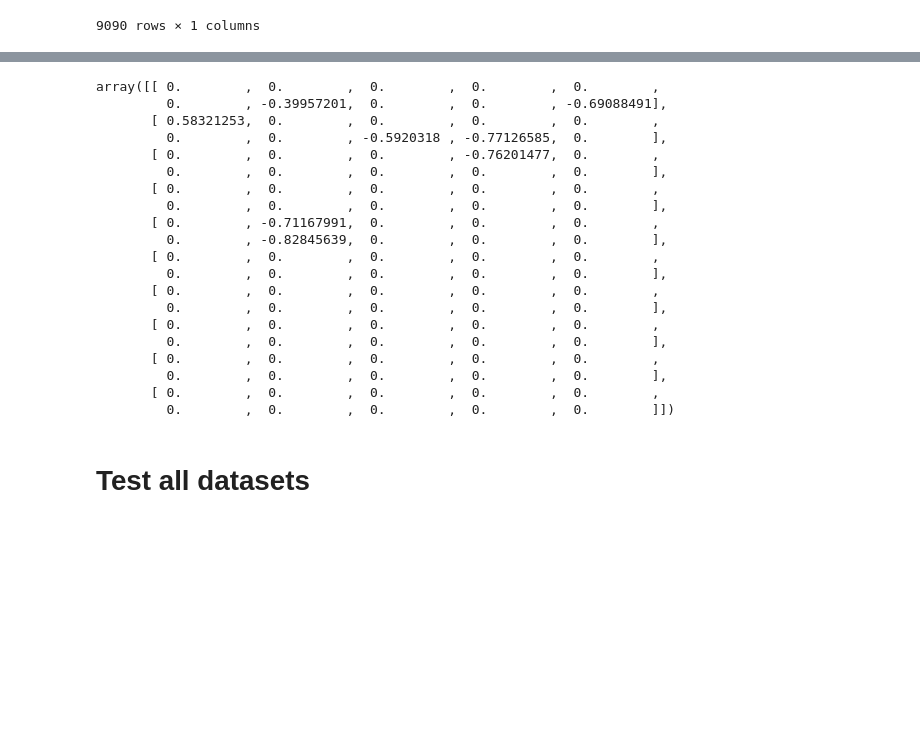
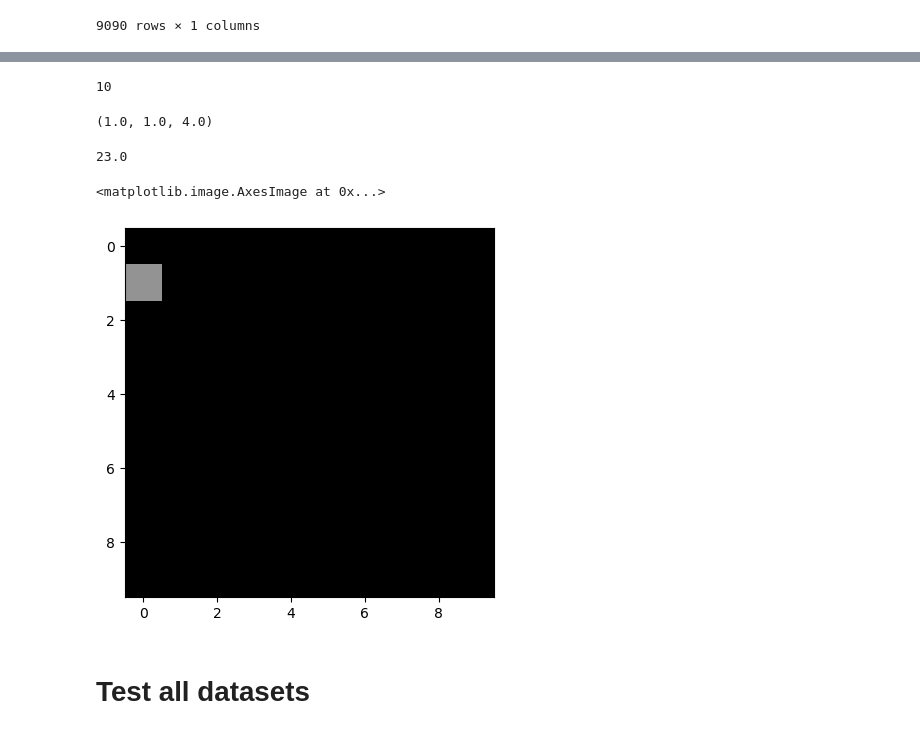
Before and after one commit to ethankreuzer/IFT6168_project, a Jupyter notebook: ethan_notears.ipynb, the cells around one changed output, grey strips where cells are left out. Cells and saved outputs as stored; diff of their text form; code cells hidden in the pictures; blank space fills up the shorter version.

Commit message:
Perform checks on NOTEARS execution, SHD calculation

```diff
--- a/ethan_notears.ipynb
+++ b/ethan_notears.ipynb
@@ -7,7 +7,7 @@ from notears.notears import utils
 # %% [markdown]
 # Test
 # %%
-data_dir = '/home/ethan/IFT6168/project/dcdi/data/perfect/data_p10_e10_n10000_linear_struct'
+data_dir = '/cim/ehoney/IFT6168_project/dcdi/data/perfect/data_p10_e10_n10000_linear_struct'
 # %%
 dag_path = os.path.join(data_dir, 'DAG1.npy')
 cpdag_path = os.path.join(data_dir, 'CPDAG1.npy')
@@ -187,8 +187,8 @@ lambda1 = 0.1  # L1 penalty parameter
 loss_type = 'l2'  # Loss type (choose 'l2', 'logistic', or 'poisson')
 w_threshold = 0.3 #suggested from paper
 
-W_est = notears_linear(obs_data, lambda1=lambda1, loss_type=loss_type)
+W_est = linear.notears_linear(obs_data, lambda1=lambda1, loss_type=loss_type)
 W_est[np.abs(W_est) < w_threshold] = 0
 
-output_path = "/home/ethan/IFT6168/project/exp/test_W_est_obs_data.csv"
+output_path = "/cim/ehoney/IFT6168_project/no_tears_test.csv"
 np.savetxt(output_path, W_est, delimiter=",")
@@ -194,0 +317,4 @@ np.savetxt(output_path, W_est, delimiter=",")
+# %%
+compute_shd(dag, dag_est)
+# %% [output]
+10
@@ -194,0 +347,4 @@ np.savetxt(output_path, W_est, delimiter=",")
+# %%
+edge_errors(dag, dag_est)
+# %% [output]
+(1.0, 1.0, 4.0)
@@ -195,26 +354,14 @@ np.savetxt(output_path, W_est, delimiter=",")
+# %%
+sid
+# %% [output]
+23.0
 # %%
-W_est
+import matplotlib.pyplot as plt
+
+plt.imshow(W_est)
 # %% [output]
-array([[ 0.        ,  0.        ,  0.        ,  0.        ,  0.        ,
-         0.        , -0.39957201,  0.        ,  0.        , -0.69088491],
-       [ 0.58321253,  0.        ,  0.        ,  0.        ,  0.        ,
-         0.        ,  0.        , -0.5920318 , -0.77126585,  0.        ],
-       [ 0.        ,  0.        ,  0.        , -0.76201477,  0.        ,
-         0.        ,  0.        ,  0.        ,  0.        ,  0.        ],
-       [ 0.        ,  0.        ,  0.        ,  0.        ,  0.        ,
-         0.        ,  0.        ,  0.        ,  0.        ,  0.        ],
-       [ 0.        , -0.71167991,  0.        ,  0.        ,  0.        ,
-         0.        , -0.82845639,  0.        ,  0.        ,  0.        ],
-       [ 0.        ,  0.        ,  0.        ,  0.        ,  0.        ,
-         0.        ,  0.        ,  0.        ,  0.        ,  0.        ],
-       [ 0.        ,  0.        ,  0.        ,  0.        ,  0.        ,
-         0.        ,  0.        ,  0.        ,  0.        ,  0.        ],
-       [ 0.        ,  0.        ,  0.        ,  0.        ,  0.        ,
-         0.        ,  0.        ,  0.        ,  0.        ,  0.        ],
-       [ 0.        ,  0.        ,  0.        ,  0.        ,  0.        ,
-         0.        ,  0.        ,  0.        ,  0.        ,  0.        ],
-       [ 0.        ,  0.        ,  0.        ,  0.        ,  0.        ,
-         0.        ,  0.        ,  0.        ,  0.        ,  0.        ]])
+<matplotlib.image.AxesImage at 0x...>
+[figure, added]
 # %% [markdown]
 # Test all datasets
 # %%
```
Also changed, not shown: parts of 12 cells of this notebook, 1 other file.
